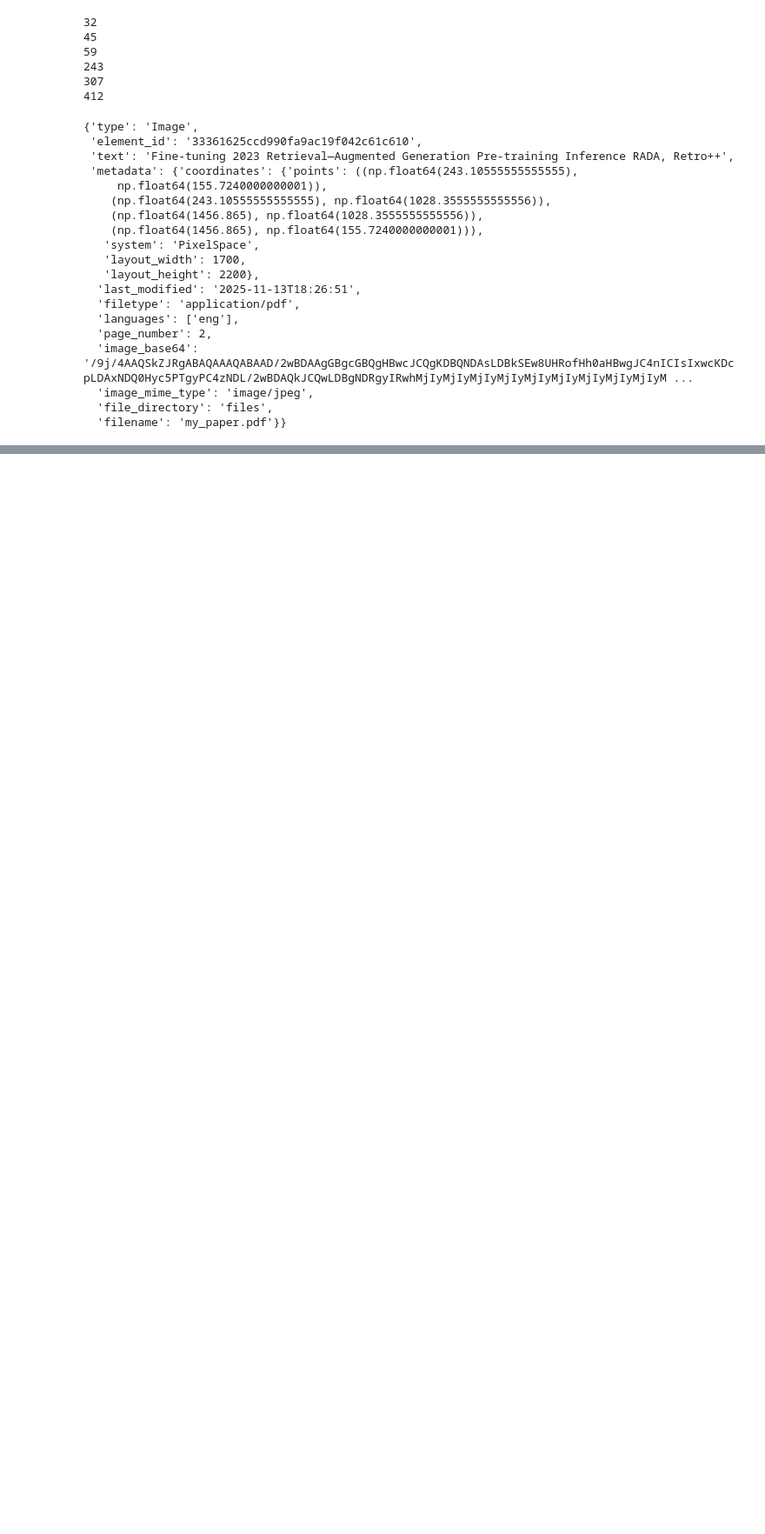
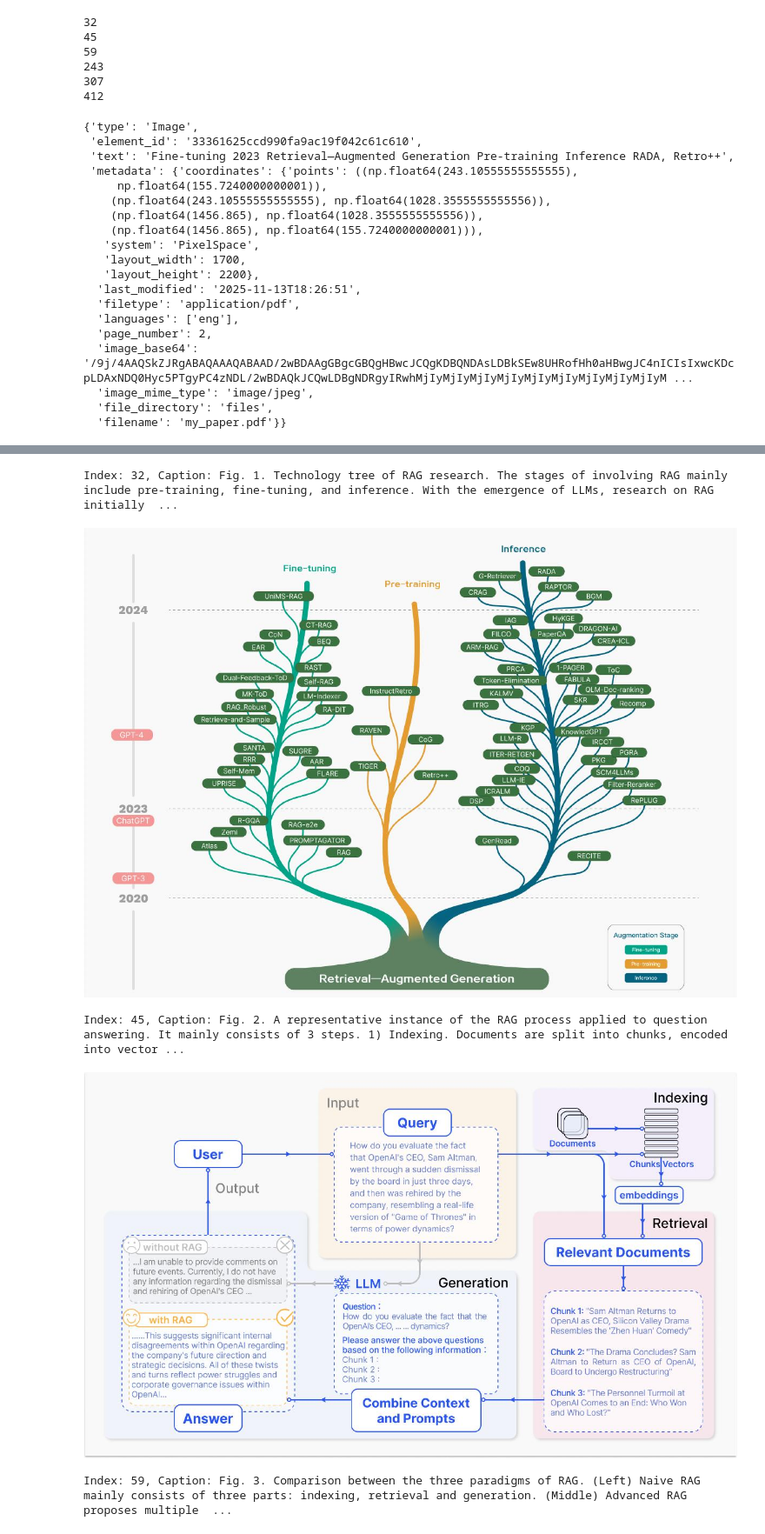
Before and after one commit to itsniharsharma/textretriRAG, a Jupyter notebook: dev.ipynb, the cells around one changed output, grey strips where cells are left out. Shown at 87% size. Drawn from its saved outputs; the diff is of its cells as text; code cells hidden in the pictures; blank space fills up the shorter version.

```diff
--- a/dev.ipynb
+++ b/dev.ipynb
@@ -99,20 +96,26 @@ raw_chunks[32].to_dict()
   'file_directory': 'files',
   'filename': 'my_paper.pdf'}}
 # %%
+from unstructured.documents.elements import Image, FigureCaption
+
 all_images = []
 
 for idx, chunk in enumerate(raw_chunks):
-   if isinstance(chunk, Image):
-      #check idx+1 is FigureCaption
-      if (idx + 1) < len(raw_chunks) and isinstance(raw_chunks[idx + 1], FigureCaption):
-         caption = raw_chunks[idx + 1]
-      else:
-         caption = None
-         all_images.append(
-            {
-               "index": idx,
-               "image_text": chunk.text,
-               "caption": caption,
-               "base64_image": chunk.metadata.image_base64,
-            }
-         )
+    if isinstance(chunk, Image):
+        if (idx + 1) < len(raw_chunks) and isinstance(raw_chunks[idx + 1], FigureCaption):
+            caption = raw_chunks[idx + 1]
+        else:
+            caption = None
+        try:
+            base64_image = chunk.metadata.image_base64
+        except Exception:
+            try:
+                base64_image = chunk.metadata.get("image_base64") if isinstance(chunk.metadata, dict) else None
+            except Exception:
+                base64_image = None
+        all_images.append({
+            "index": idx,
+            "image_text": chunk.text,
+            "caption": caption,
+            "base64_image": base64_image,
+        })
@@ -118,0 +129,16 @@ for idx, chunk in enumerate(raw_chunks):
+# %%
+import base64
+from IPython.display import display, Image as IPImage
+def display_image(image_base64):
+    image_data = base64.b64decode(image_base64)
+    display(IPImage(data=image_data, format='png'))
+# %%
+for image_data in all_images:
+   print(f"Index: {image_data['index']}, Caption: {image_data['caption']}")
+   display_image(image_data['base64_image'])
+# %% [output]
+Index: 32, Caption: Fig. 1. Technology tree of RAG research. The stages of involving RAG mainly include pre-training, fine-tuning, and inference. With the emergence of LLMs, research on RAG initially  ...
+[figure, added]
+Index: 45, Caption: Fig. 2. A representative instance of the RAG process applied to question answering. It mainly consists of 3 steps. 1) Indexing. Documents are split into chunks, encoded into vector ...
+[figure, added]
+Index: 59, Caption: Fig. 3. Comparison between the three paradigms of RAG. (Left) Naive RAG mainly consists of three parts: indexing, retrieval and generation. (Middle) Advanced RAG proposes multiple  ...
```
Also changed, not shown: parts of 7 cells of this notebook, 1 other file.
